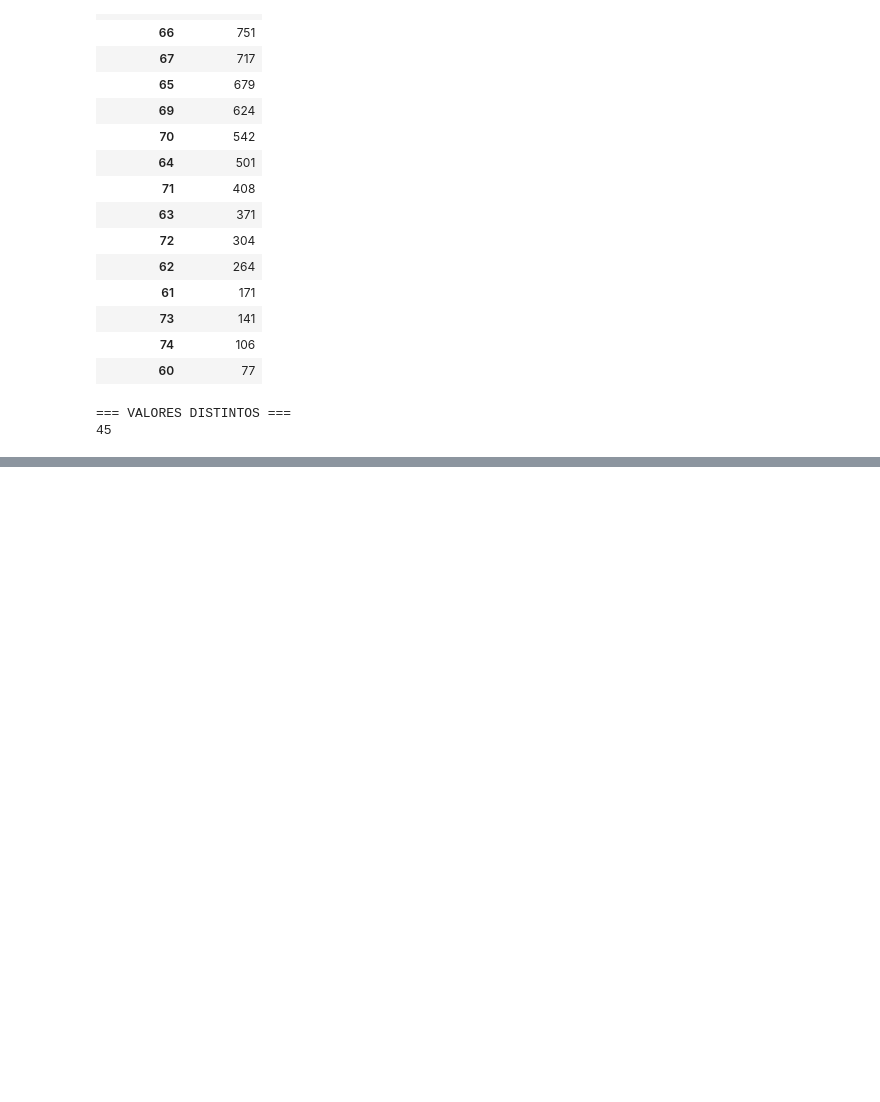
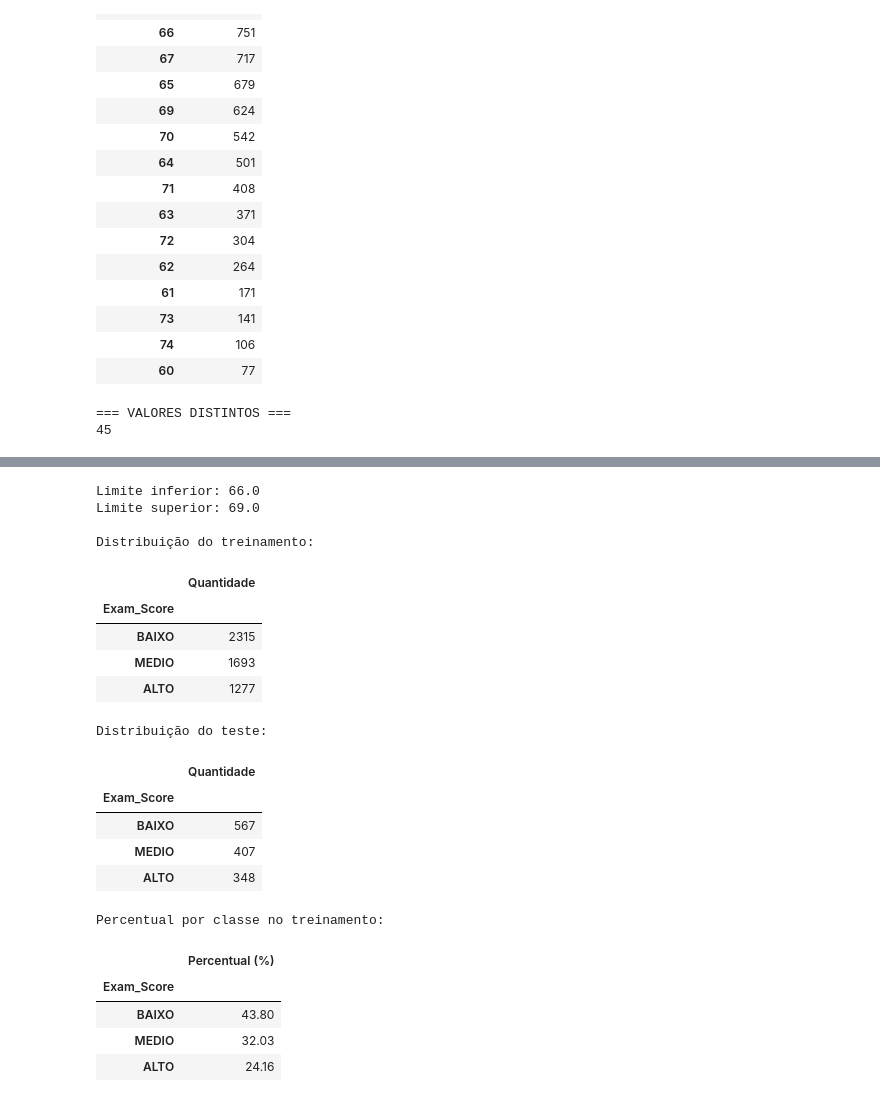
Before and after one commit to LucasLiSan/at2AM, a Jupyter notebook: notebooks/analise_treinamento.ipynb, the cells around one changed output, grey strips where cells are left out. Saved outputs shown, nothing was run; the diff lists cells and outputs as text; code cells hidden in the pictures; blank space fills up the shorter version.

Commit message:
teste com dataset

```diff
--- a/notebooks/analise_treinamento.ipynb
+++ b/notebooks/analise_treinamento.ipynb
@@ -287,0 +298,20 @@ Percentil 66,7%: 69.00
+# %%
+
+from sklearn.model_selection import train_test_split
+
+# Remover somente registros sem a variável alvo
+dados = df.dropna(subset=["Exam_Score"]).copy()
+
+X = dados.drop(columns=["Exam_Score"])
+y_notas = dados["Exam_Score"]
+
+X_train, X_test, y_train_notas, y_test_notas = train_test_split(
+    X,
+    y_notas,
+    test_size=0.20,
+    random_state=42
+)
+
+print("Registros de treinamento:", len(X_train))
+print("Registros de teste:", len(X_test))
+print("Atributos preditores:", X_train.shape[1])
@@ -287,0 +322,59 @@ Percentil 66,7%: 69.00
+# %%
+
+# Calcular limites somente a partir do treinamento
+limite_baixo = y_train_notas.quantile(1 / 3)
+limite_alto = y_train_notas.quantile(2 / 3)
+
+if limite_baixo >= limite_alto:
+    raise ValueError(
+        "Os limites das classes coincidiram. "
+        "Será necessário revisar a estratégia."
+    )
+
+def classificar_desempenho(nota):
+    if nota <= limite_baixo:
+        return "BAIXO"
+    elif nota <= limite_alto:
+        return "MEDIO"
+    return "ALTO"
+
+y_train = y_train_notas.apply(classificar_desempenho)
+y_test = y_test_notas.apply(classificar_desempenho)
+
+print("Limite inferior:", limite_baixo)
+print("Limite superior:", limite_alto)
+
+print("\nDistribuição do treinamento:")
+display(y_train.value_counts().to_frame("Quantidade"))
+
+print("\nDistribuição do teste:")
+display(y_test.value_counts().to_frame("Quantidade"))
+
+print("\nPercentual por classe no treinamento:")
+display(
+    (y_train.value_counts(normalize=True) * 100)
+    .round(2)
+    .to_frame("Percentual (%)")
+)
+# %% [output]
+Limite inferior: 66.0
+Limite superior: 69.0
+
+Distribuição do treinamento:
+|  | Quantidade |
+| Exam_Score |  |
+| BAIXO | 2315 |
+| MEDIO | 1693 |
+| ALTO | 1277 |
+Distribuição do teste:
+|  | Quantidade |
+| Exam_Score |  |
+| BAIXO | 567 |
+| MEDIO | 407 |
+| ALTO | 348 |
+Percentual por classe no treinamento:
+|  | Percentual (%) |
+| Exam_Score |  |
+| BAIXO | 43.80 |
+| MEDIO | 32.03 |
+| ALTO | 24.16 |
```
Also changed, not shown: parts of 12 cells of this notebook, 1 other file.
